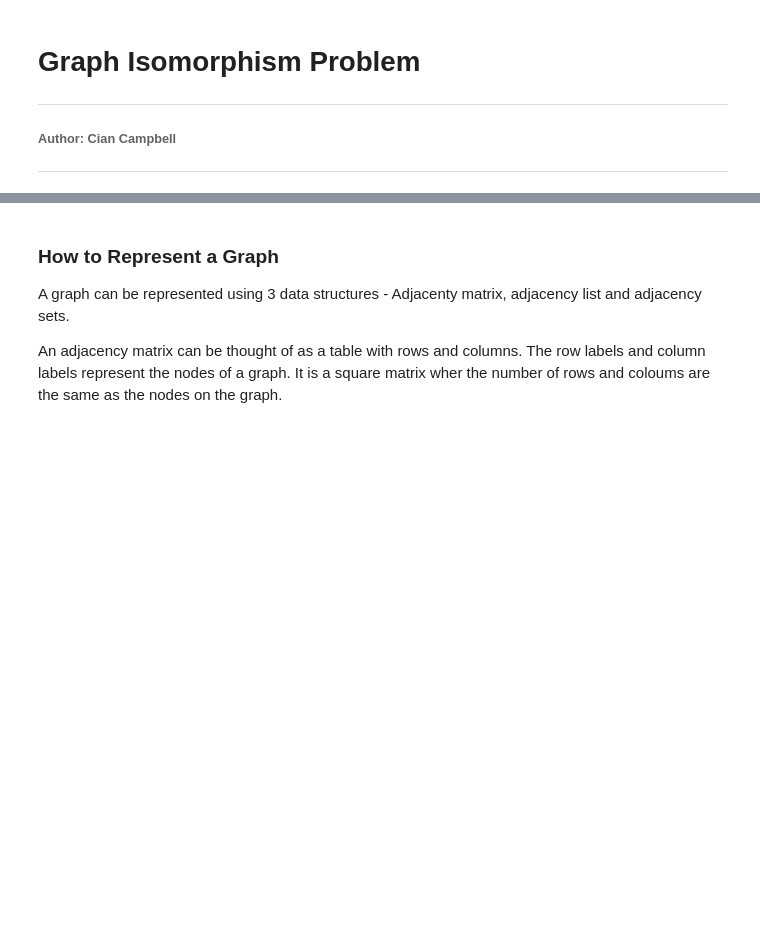
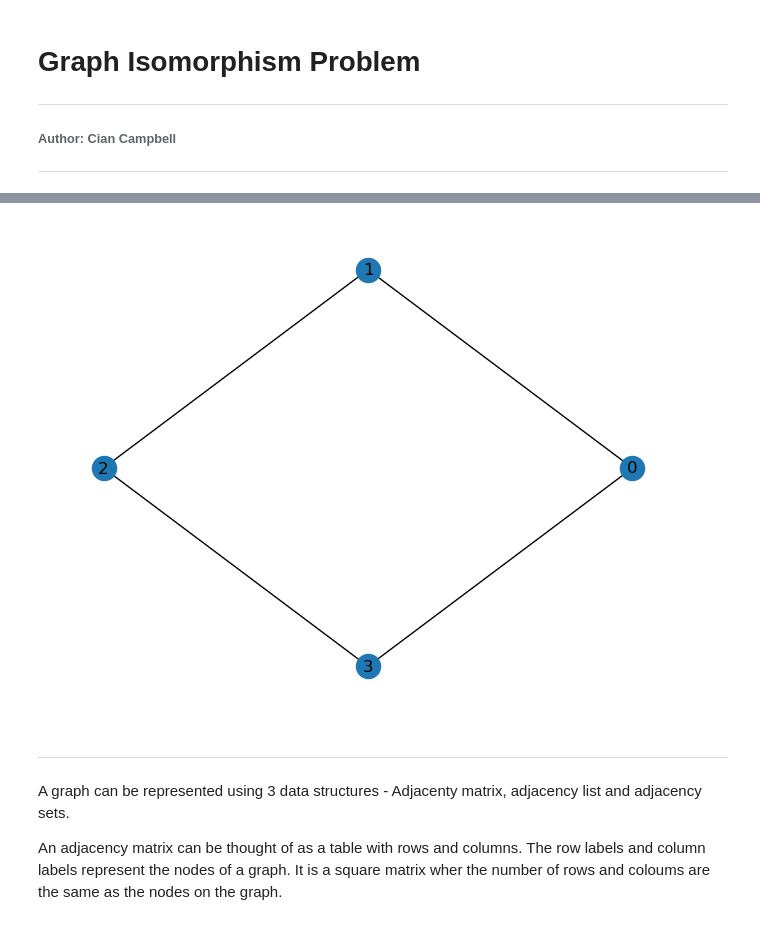
Before and after one commit to ciancampbell/Graph-Theory-Project-2023, a Jupyter notebook: graph_isomorphism.ipynb, the cells around one changed output, grey strips where cells are left out. Saved outputs shown, nothing was run; the diff lists cells and outputs as text; code cells hidden in the pictures; blank space fills up the shorter version.

```diff
--- a/graph_isomorphism.ipynb
+++ b/graph_isomorphism.ipynb
@@ -34,6 +39,27 @@ The statement "A is isomorphic to B" is denoted A=B (Harary 1994, p. 161; West 2
+# %%
+# Import networkx
+# See here for documentation on creating graphs: https://networkx.org/documentation/networkx-1.7/tutorial/tutorial.html
+import networkx as nx
+
+# Specify the parameters of the graph
+parameters = {'with_labels':True}
+
+# Create an empty graph (no vertices or edges)
+graph = nx.Graph()
+
+# Define a list with a set of edges
+# Set: Group of objects where order is irrelevant
+edges = [{0, 1}, {1, 2},{2, 3},{3,0}]
+
+# Add edges to the graph
+graph.add_edges_from(edges)
+
+# Draw the graph
+nx.draw_circular(graph,**parameters)
+# %% [output]
+[figure, added]
 # %% [markdown]
-### How to Represent a Graph
-
+***
 A graph can be represented using 3 data structures - Adjacenty matrix, adjacency list and adjacency sets.
 
 An adjacency matrix can be thought of as a table with rows and columns. The row labels and column labels represent the nodes of a graph. It is a square matrix wher the number of rows and coloums are the same as the nodes on the graph.
```
Also changed, not shown: parts of 7 cells of this notebook.
